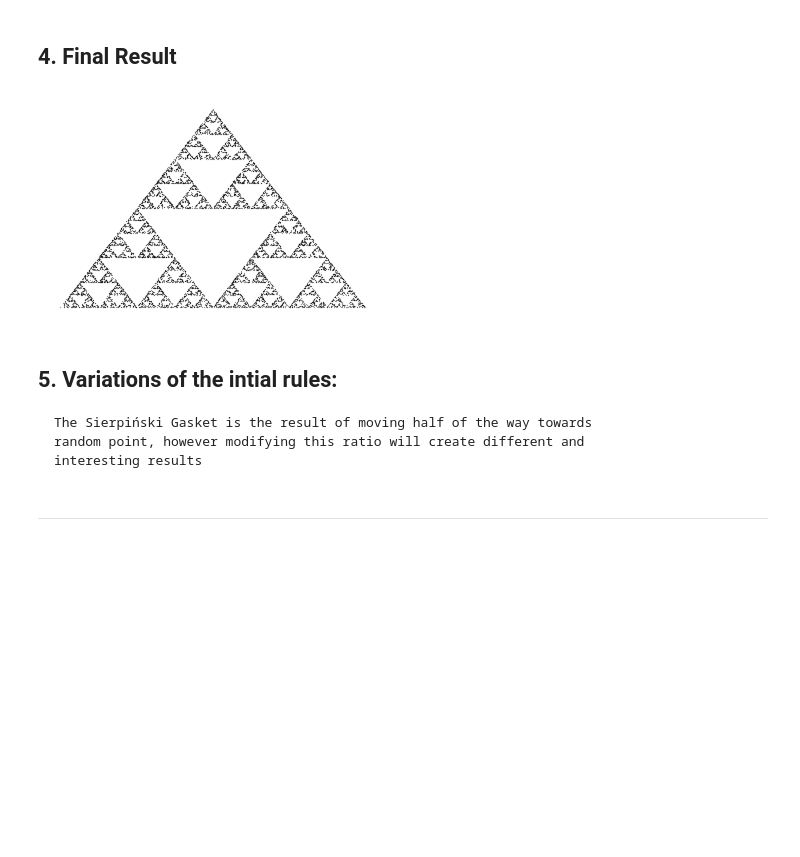
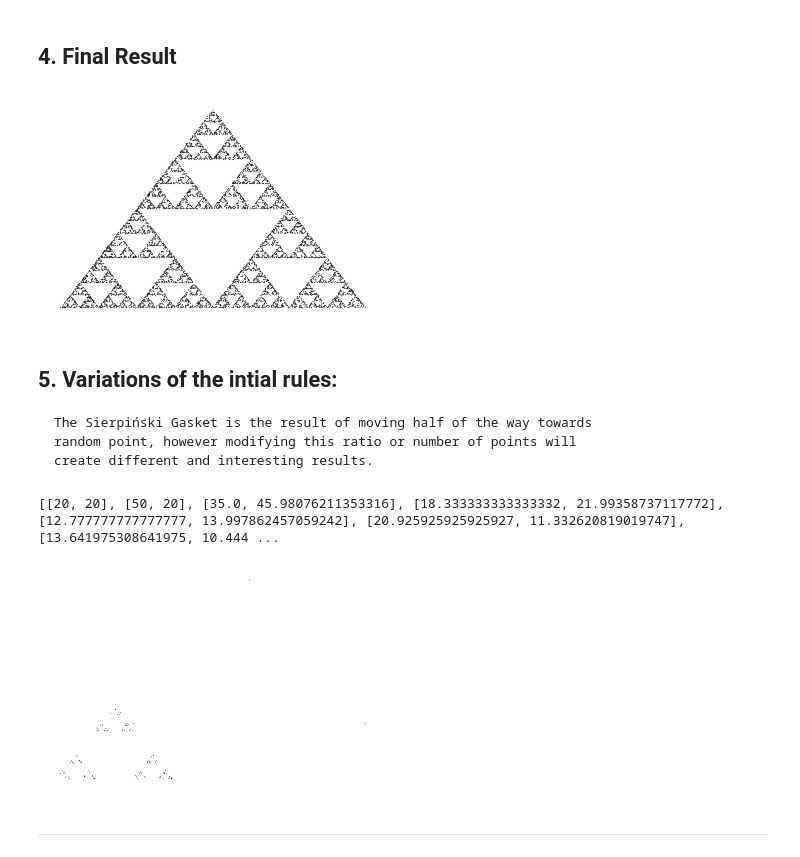
Before and after one commit to wielobel/Chaos-Game, a Jupyter notebook: Main.ipynb, the cells around one changed output. Drawn from its saved outputs; the diff is of its cells as text; code cells hidden in the pictures; blank space fills up the shorter version.

```diff
--- a/Main.ipynb
+++ b/Main.ipynb
@@ -57,7 +57,7 @@ display(fig)
 # %%
 # Create new list based on the original one
 # We are going to add new random points to it
-dt_add = dt
+dt_add = dt.copy()
 
 # starting in point A
 position = dt[0]
@@ -132,12 +132,43 @@ plt.scatter(df_temp.x, df_temp.y, s=0.1, c = 'black', marker='.')
 plt.axis('off')
 plt.show()
 # %% [output]
-[figure, old version]
+[figure, new version]
 # %% [markdown]
 ## 5. Variations of the intial rules: <br>
     The Sierpiński Gasket is the result of moving half of the way towards
-    random point, however modifying this ratio will create different and
-    interesting results
+    random point, however modifying this ratio or number of points will
+    create different and interesting results.
+# %%
+# modifying previously used code to be more flexible:
+
+def triangles(r: int, c: int):
+    # using same set of intial points and starting position
+    dt_t = dt.copy()
+    position = dt[0]
+
+    # generating points
+    for i in range(1,c):
+        x = random.randint(0,2)
+        goingto = dt[x]
+
+        x = (goingto[0]+position[0])/r
+        y = (goingto[1]+position[1])/r
+
+        new_point = [x,y]
+        position = [x,y]
+
+        dt_t.append(new_point)
+
+    print(dt_t)
+    df_t = pd.DataFrame(dt_t, columns = ['x', 'y'])
+    plt.scatter(df_t.x, df_t.y, s=0.1, c = 'black', marker='.')
+    plt.axis('off')
+    plt.show()
+# %%
+triangles(3, 100)
+# %% [output]
+[[20, 20], [50, 20], [35.0, 45.98076211353316], [18.333333333333332, 21.99358737117772], [12.777777777777777, 13.997862457059242], [20.925925925925927, 11.332620819019747], [13.641975308641975, 10.444 ...
+[figure, added]
 # %% [markdown]
 ---------------------------------
 # %%
```
Also changed, not shown: parts of 1 cell of this notebook, 1 other file.
